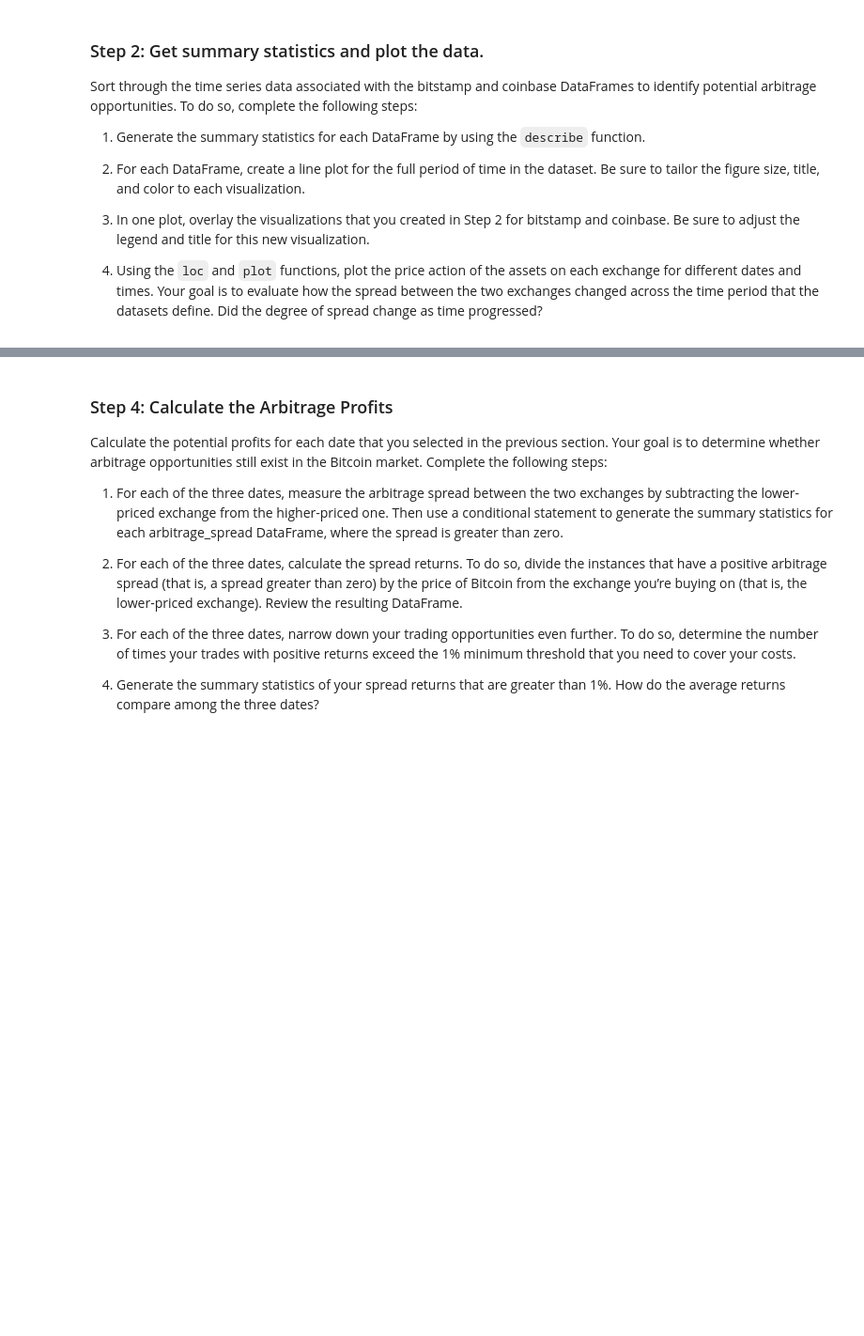
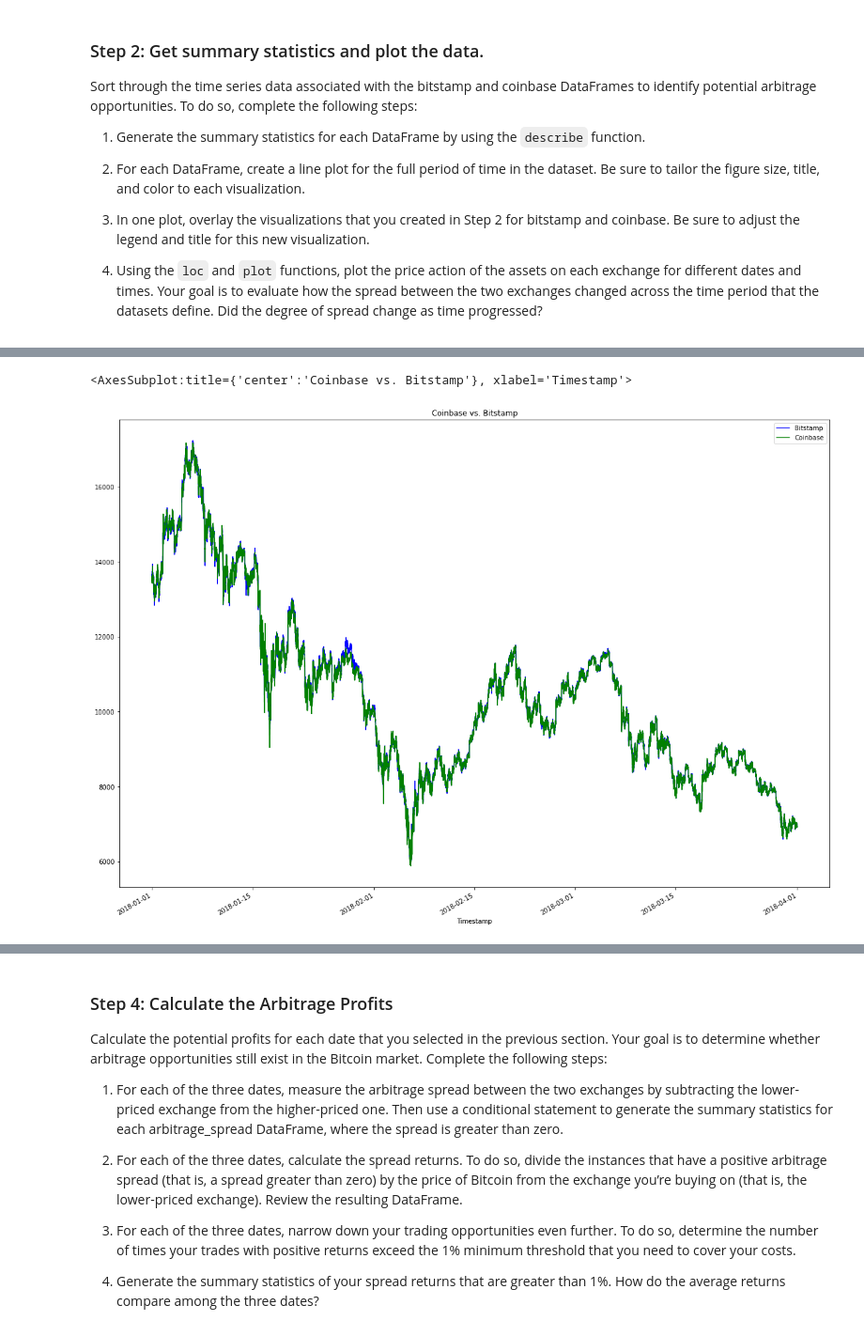
Before and after one commit to mprudd2/Challenge_Three, a Jupyter notebook: crypto_arbitrage.ipynb, the cells around one changed output, grey strips where cells are left out. Shown at 94% size. Saved outputs shown, nothing was run; the diff lists cells and outputs as text; code cells hidden in the pictures; blank space fills up the shorter version.

```diff
--- a/crypto_arbitrage.ipynb
+++ b/crypto_arbitrage.ipynb
@@ -423,0 +307,11 @@ Name: Close, dtype: float64
+# %%
+# Overlay the visualizations for the bitstamp and coinbase DataFrames in one plot
+# The plot should visualize the prices over the full lenth of the dataset
+# Be sure to include the parameters: legend, figure size, title, and color and label
+# YOUR CODE HERE
+
+bitstamp_sliced.plot(legend=True, figsize=(20,15), title= "Coinbase vs. Bitstamp", color="blue", label = "Bitstamp")
+coinbase_sliced.plot(legend=True, figsize=(20,15), color = "Green", label = "Coinbase")
+# %% [output]
+<AxesSubplot:title={'center':'Coinbase vs. Bitstamp'}, xlabel='Timestamp'>
+[figure, added]
```
Also changed, not shown: parts of 52 cells of this notebook.
